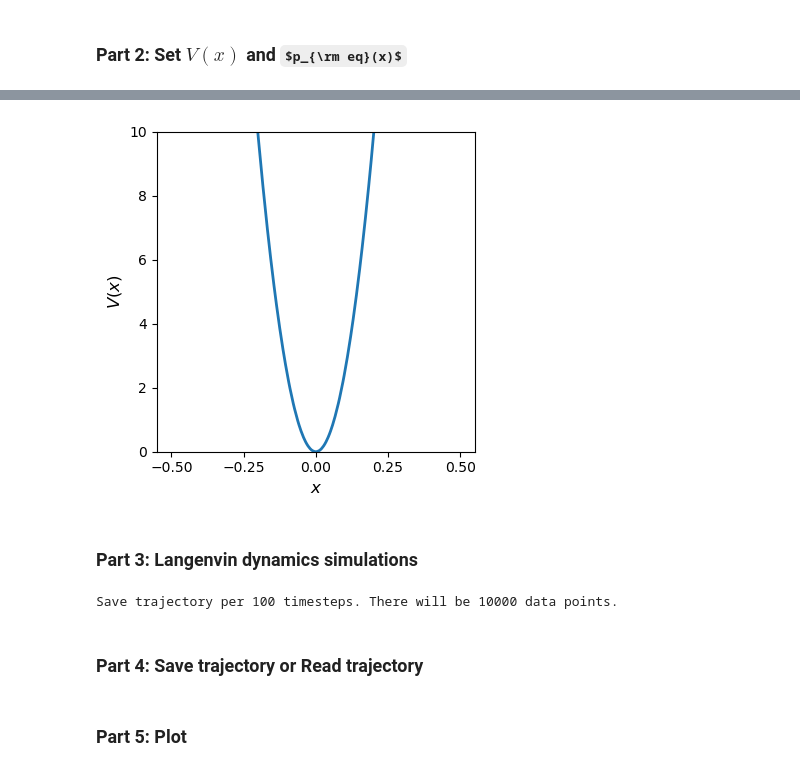
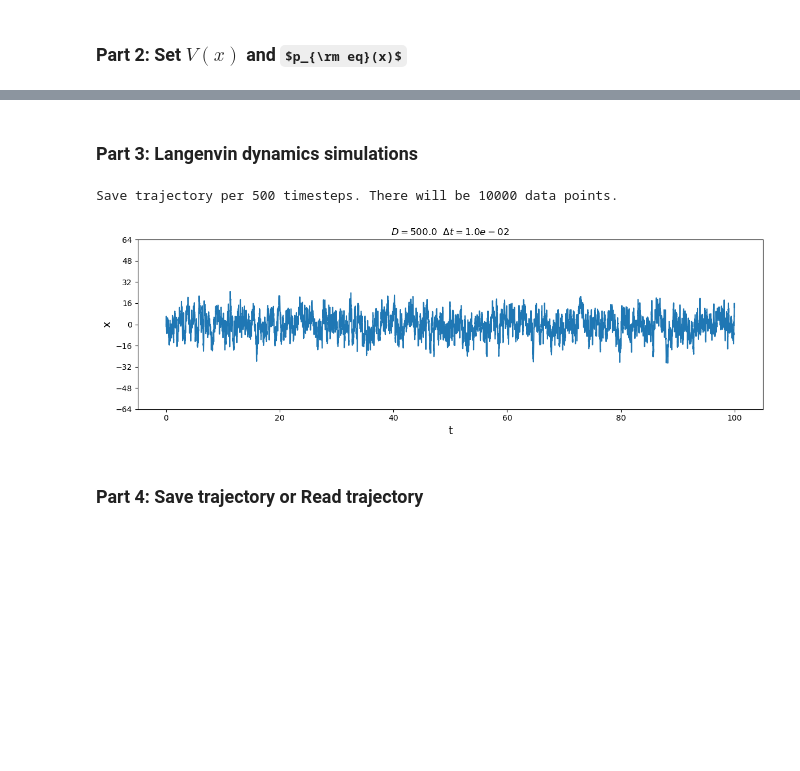
Before and after one commit to yizaochen/md_pisl, a Jupyter notebook: notebooks/simulation/long_traj/harmonic.ipynb, the cells around one changed output, grey strips where cells are left out. Drawn from its saved outputs; the diff is of its cells as text; code cells hidden in the pictures; some formulas as TeX source; blank space fills up the shorter version.

```diff
--- a/notebooks/simulation/long_traj/harmonic.ipynb
+++ b/notebooks/simulation/long_traj/harmonic.ipynb
@@ -43,32 +46,18 @@ sum(w0 .* p_eq .* log.(p_eq))
-# %%
-fig, ax = plt.subplots(ncols=1, nrows=1, figsize=(4,4))
-
-ax.plot(xref, Vref, linewidth=2)
-ax.set_xlabel("\$x\$", fontsize=12)
-ax.set_ylabel("\$V(x)\$", fontsize=12)
-ax.set_xticks(-0.5:0.25:0.5)
-ax.set_ylim(0, 10)
-
-plt.tight_layout()
-#plt.savefig("/home/yizaochen/Desktop/drawzone_temp/harmonic_potential.svg")
-plt.show()
-# %% [output]
-[figure, removed]
 # %% [markdown]
 ### Part 3: Langenvin dynamics simulations
 # %%
 # physical parameters
-save_freq = 1e-3 # unit: s, Save trajectory per 10e-3 s
-total_times = 10 # unit: s, totol simulate 10 s
-dt = 1e-5 # unit: s  # Integration Times 1ps
-D = 1; # Diffusion coefficient, unit: s-1
+save_freq = 1e-2 # unit: s, Save trajectory per 1e-2 s
+total_times = 100 # unit: s, totol simulate 100 s
+dt = 2e-5 # unit: s  # Integration Times 1ps
+D = 500; # Diffusion coefficient, unit: s-1
 tau = Int(round(total_times / save_freq, digits=0))  # Number of photons
 n_interval = Int(round(save_freq / dt, digits=0));
 
 time_info = @sprintf "Save trajectory per %d timesteps. There will be %d data points." n_interval tau
 println(time_info)
 # %% [output]
-Save trajectory per 100 timesteps. There will be 10000 data points.
+Save trajectory per 500 timesteps. There will be 10000 data points.
 # %%
 # Initialize Variables
 y_record = zeros(tau+1, 1)  # In HMM, observing variables Y(t)
@@ -89,6 +78,20 @@ for tau_id = 1:tau
 end
 y_record[tau+1] = ypos
 t_record[tau+1] = t;
+# %%
+lbfz = 14
+fig, ax = plt.subplots(ncols=1, nrows=1, figsize=(12,4))
+
+ax.plot(t_record, y_record)
+ax.set_ylabel("x", fontsize=lbfz)
+ax.set_xlabel("t", fontsize=lbfz)
+ax.set_title(@sprintf "\$ D=%.1f~~\\Delta t=%.1e\$" D save_freq)
+ax.set_yticks(-64:16:64)
+
+plt.tight_layout()
+plt.show()
+# %% [output]
+[figure, added]
 # %% [markdown]
 ### Part 4: Save trajectory or Read trajectory
 # %%
@@ -104,5 +107,3 @@ xref = load(f_in, "xref")
 rho_eq = load(f_in, "rho_eq")
 k_ref = load(f_in, "k_ref")
 D = load(f_in, "D");
-# %% [markdown]
-### Part 5: Plot
```
Also changed, not shown: parts of 8 cells of this notebook, 24 other files.
